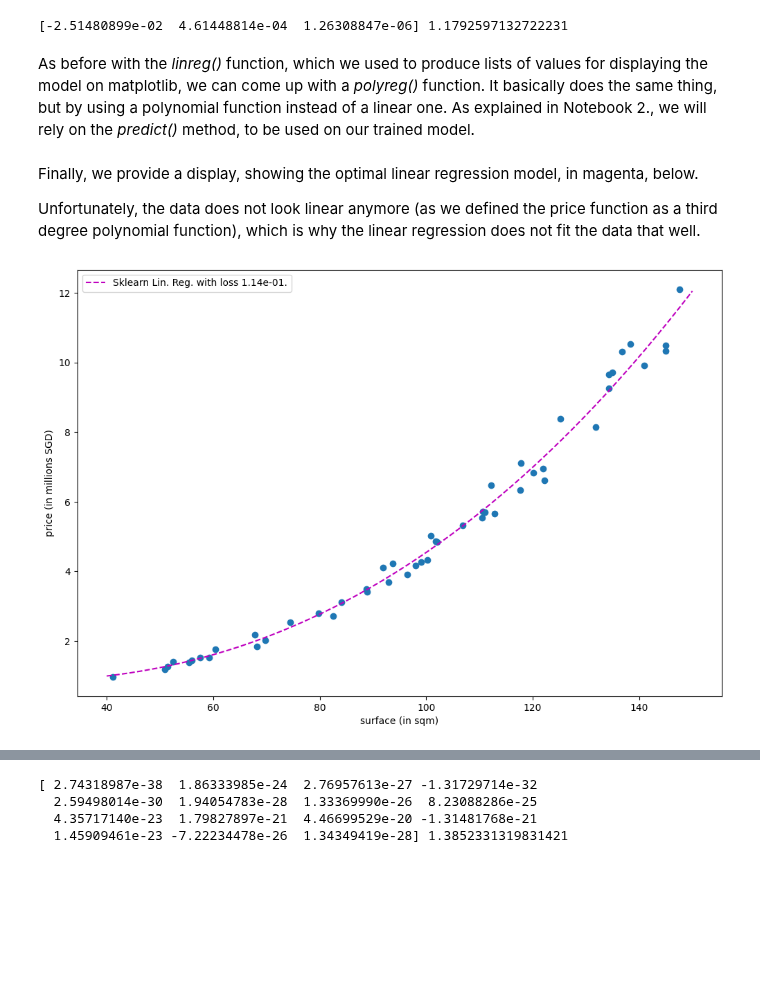
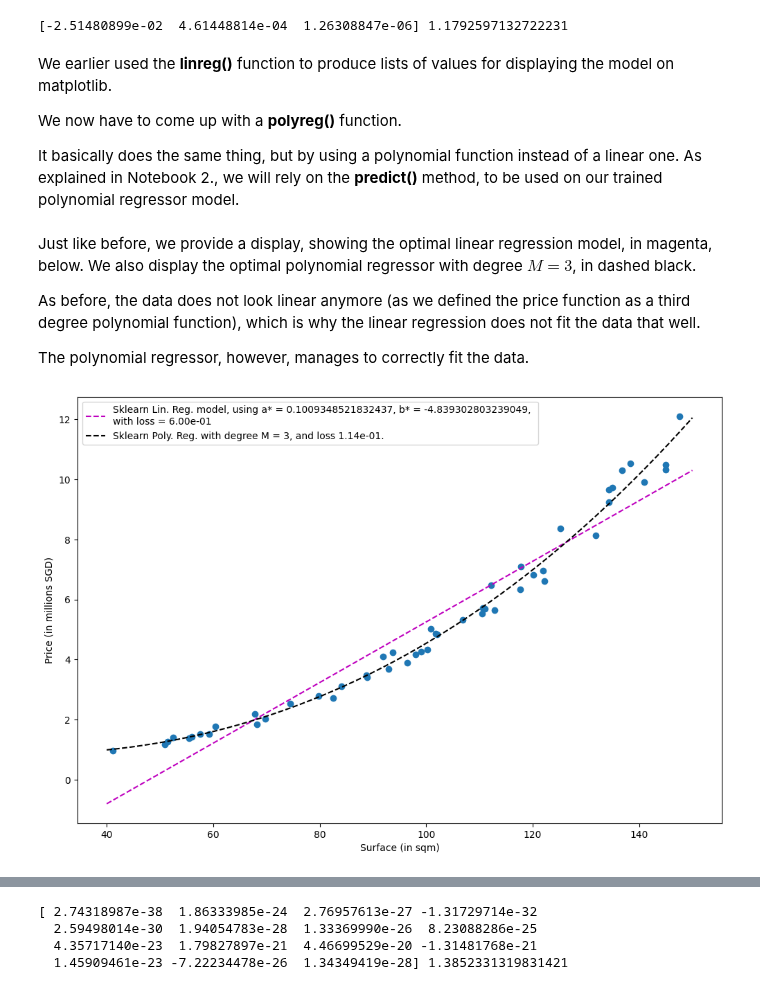
Before and after one commit to matthieudemari/SUTD_DL_50_039, a Jupyter notebook: W1/0. All/Code files/3. Polynomial Regression, Train-Test Splitting and Overfitting-Underfitting.ipynb, the cells around one changed output, grey strips where cells are left out. Cells and saved outputs as stored; diff of their text form; code cells hidden in the pictures; blank space fills up the shorter version.

```diff
--- a/W1/0. All/Code files/3. Polynomial Regression, Train-Test Splitting and Overfitting-Underfitting.ipynb
+++ b/W1/0. All/Code files/3. Polynomial Regression, Train-Test Splitting and Overfitting-Underfitting.ipynb
@@ -142,13 +165,17 @@ print(sk_poly_inputs)
 # Training a Polynomial Regressor
 poly_reg_model = LinearRegression()
 poly_reg_model.fit(sk_poly_inputs, sk_outputs)
-a_sk = poly_reg_model.coef_
-b_sk = poly_reg_model.intercept_
-print(a_sk, b_sk)
+a_sk_poly = poly_reg_model.coef_
+b_sk_poly = poly_reg_model.intercept_
+print(a_sk_poly, b_sk_poly)
 # %% [output]
 [-2.51480899e-02  4.61448814e-04  1.26308847e-06] 1.1792597132722231
 # %% [markdown]
-As before with the *linreg()* function, which we used to produce lists of values for displaying the model on matplotlib, we can come up with a *polyreg()* function. It basically does the same thing, but by using a polynomial function instead of a linear one. As explained in Notebook 2., we will rely on the *predict()* method, to be used on our trained model.
+We earlier used the **linreg()** function to produce lists of values for displaying the model on matplotlib.
+
+We now have to come up with a **polyreg()** function.
+
+It basically does the same thing, but by using a polynomial function instead of a linear one. As explained in Notebook 2., we will rely on the **predict()** method, to be used on our trained polynomial regressor model.
 # %%
 def polyreg(poly_reg_model, n_degree, min_surf, max_surf, n_points = 50):
     return [(x, poly_reg_model.predict(np.array([[x**(i+1) for i in range(n_degree)]]))) for x in np.linspace(min_surf, max_surf, n_points)]
@@ -159,25 +186,33 @@ def loss_mse_poly(poly_reg_model, n_degree, inputs, outputs):
     val = sum(losses)/len(inputs)
     return '{:.2e}'.format(val)
 # %% [markdown]
-Finally, we provide a display, showing the optimal linear regression model, in magenta, below.
+Just like before, we provide a display, showing the optimal linear regression model, in magenta, below. We also display the optimal polynomial regressor with degree $ M = 3 $, in dashed black.
 
-Unfortunately, the data does not look linear anymore (as we defined the price function as a third degree polynomial function), which is why the linear regression does not fit the data that well.
+As before, the data does not look linear anymore (as we defined the price function as a third degree polynomial function), which is why the linear regression does not fit the data that well.
+
+The polynomial regressor, however, manages to correctly fit the data.
 # %%
 # Display dataset
 plt.figure(figsize = (12, 8))
 plt.scatter(inputs, outputs)
-plt.xlabel("surface (in sqm)")
-plt.ylabel("price (in millions SGD)")
+plt.xlabel("Surface (in sqm)")
+plt.ylabel("Price (in millions SGD)")
 
 # Optimal linreg
+linreg_dataset = linreg(a_sk, b_sk, min_surf, max_surf, n_points)
+loss = loss_mse(a_sk, b_sk, inputs, outputs)
+legend = "Sklearn Lin. Reg. model, using a* = {}, b* = {}, \nwith loss = {}".format(a_sk, b_sk, loss)
+plt.plot(get_x_list(linreg_dataset), get_y_list(linreg_dataset), 'm--', label = legend)
+
+# Optimal poly reg (M = 3)
 polyreg_dataset = polyreg(poly_reg_model, n_degree, min_surf, max_surf, n_points)
 loss1 = loss_mse_poly(poly_reg_model, n_degree, inputs, outputs)
-legend = "Sklearn Lin. Reg. with loss {}.".format(loss1)
-plt.plot(get_x_list(polyreg_dataset), get_y_list(polyreg_dataset), 'm--', label = legend)
+legend = "Sklearn Poly. Reg. with degree M = 3, and loss {}.".format(loss1)
+plt.plot(get_x_list(polyreg_dataset), get_y_list(polyreg_dataset), 'k--', label = legend)
 
 # Display
 plt.legend(loc = 'best')
 plt.show()
 # %% [output]
-[figure, old version]
+[figure, new version]
 # %% [markdown]
```
Also changed, not shown: parts of 18 cells of this notebook, 4 other files.
